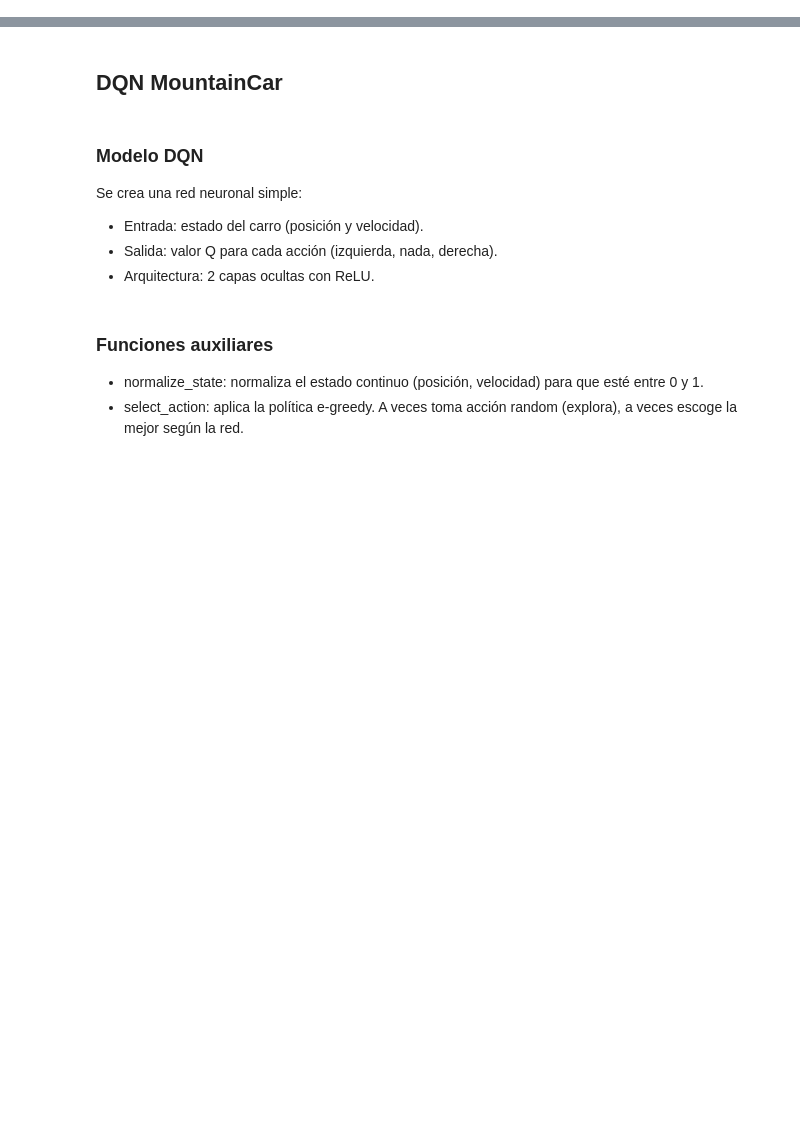
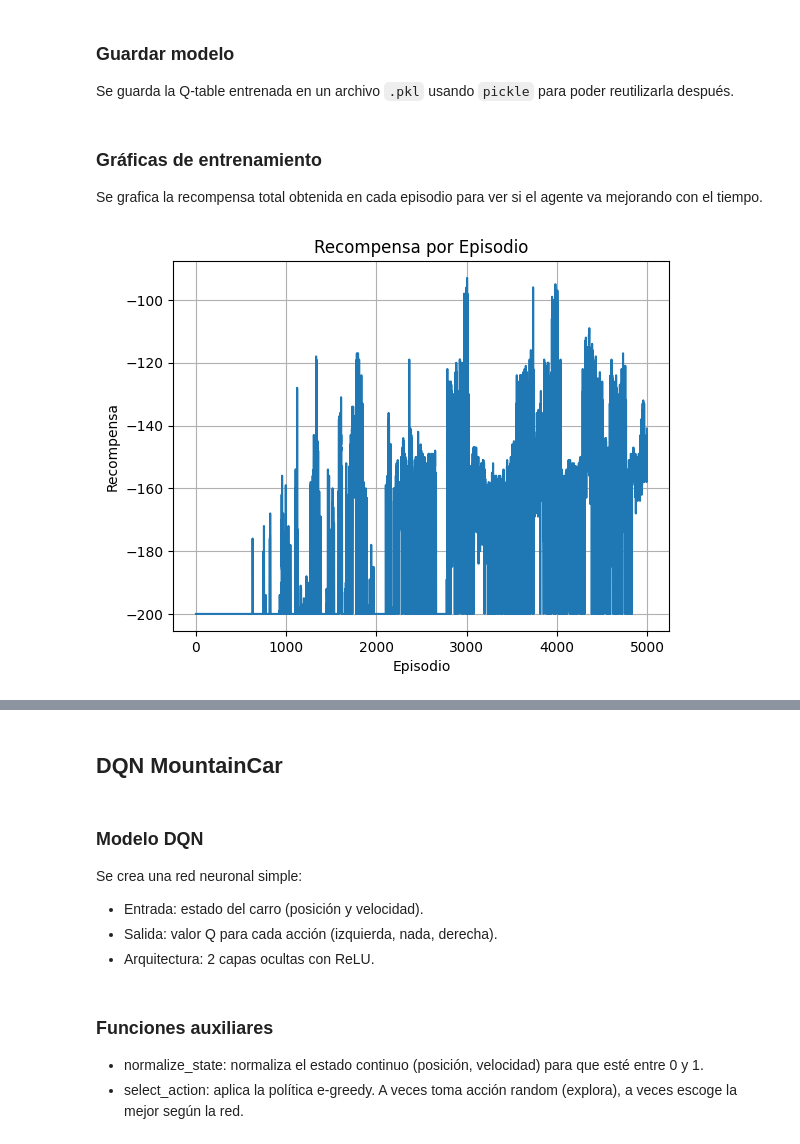
Before and after one commit to Ramdhei-codes/mountain-car, a Jupyter notebook: mountain_car/mountain-car.ipynb, the cells around one changed output, grey strips where cells are left out. Saved outputs shown, nothing was run; the diff lists cells and outputs as text; code cells hidden in the pictures; blank space fills up the shorter version.

```diff
--- a/mountain_car/mountain-car.ipynb
+++ b/mountain_car/mountain-car.ipynb
@@ -304,0 +22,3 @@ Average Reward: -200.00
+# %%
+env = gym.make('MountainCar-v0')
+n_actions = env.action_space.n
@@ -304,0 +69,35 @@ Average Reward: -200.00
+# %%
+for ep in range(episodios):
+    state = env.reset()[0] if isinstance(env.reset(), tuple) else env.reset()
+    state_disc = discretize_state(state)
+    done = False
+    total_reward = 0
+    steps = 0
+
+    while not done:
+        if np.random.random() < epsilon:
+            action = env.action_space.sample()
+        else:
+            action = np.argmax(q_table[state_disc])
+
+        result = env.step(action)
+        if len(result) == 4:
+            next_state, reward, done, _ = result
+        else:
+            next_state, reward, terminated, truncated, _ = result
+            done = terminated or truncated
+
+        next_disc = discretize_state(next_state)
+        target = reward + gamma * np.max(q_table[next_disc]) if not done else reward
+        q_table[state_disc][action] += alfa * (target - q_table[state_disc][action])
+
+        state_disc = next_disc
+        total_reward += reward
+        steps += 1
+
+    epsilon = max(min_epsilon, epsilon * epsilon_decay)
+    rewards.append(total_reward)
+    lengths.append(steps)
+
+    if (ep + 1) % 50 == 0:
+        print(f"Episodio {ep + 1}: Recompensa Promedio (últimos 50): {np.mean(rewards[-50:]):.2f}, Epsilon: {epsilon:.3f}")
@@ -304,0 +122,4 @@ Average Reward: -200.00
+# %% [markdown]
+### Guardar modelo
+
+Se guarda la Q-table entrenada en un archivo `.pkl` usando `pickle` para poder reutilizarla después.
@@ -304,0 +129,13 @@ Average Reward: -200.00
+# %% [markdown]
+### Gráficas de entrenamiento
+
+Se grafica la recompensa total obtenida en cada episodio para ver si el agente va mejorando con el tiempo.
+# %%
+plt.plot(rewards)
+plt.xlabel("Episodio")
+plt.ylabel("Recompensa")
+plt.title("Recompensa por Episodio")
+plt.grid(True)
+plt.show()
+# %% [output]
+[figure, added]
```
Also changed, not shown: parts of 17 cells of this notebook, 4 other files.
